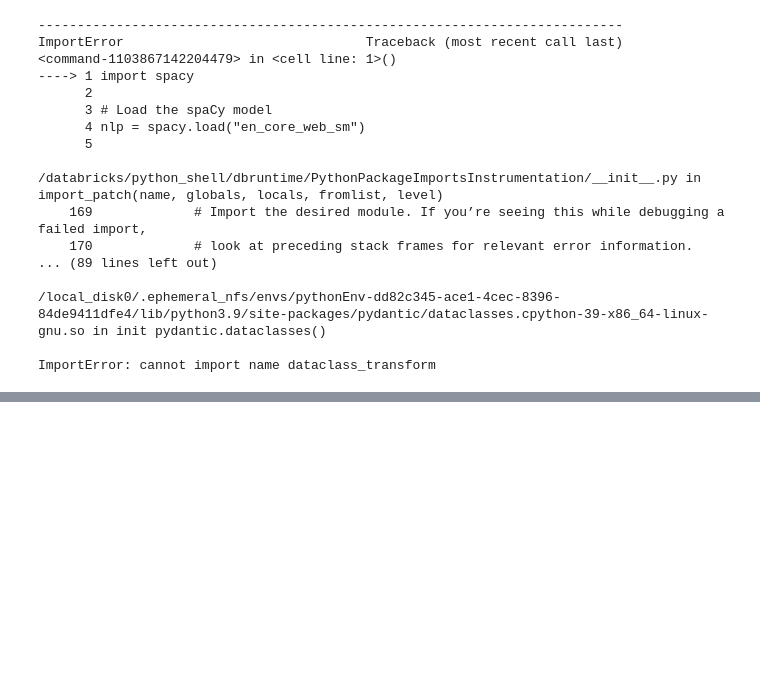
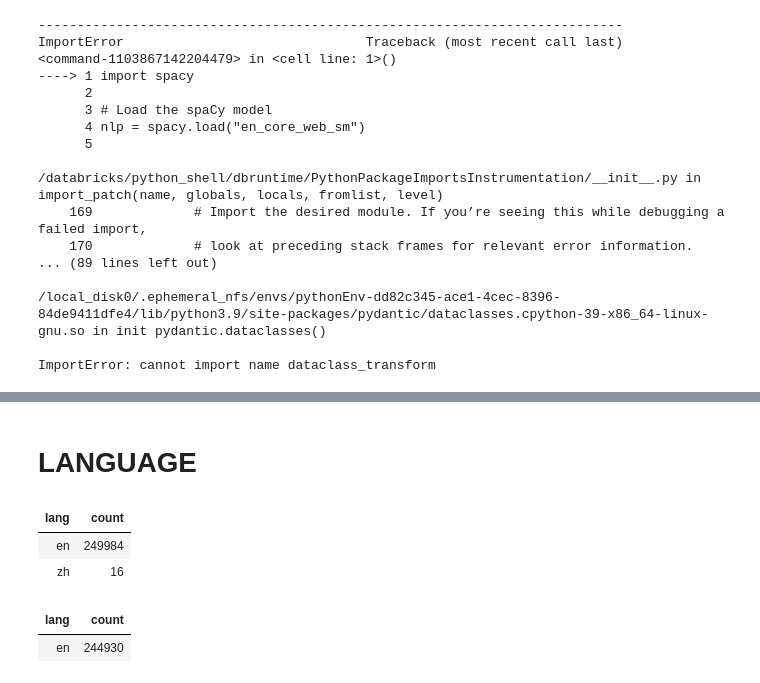
Before and after one commit to Karljohan99/BDM2023-group3, a Jupyter notebook: project1/Project_1.ipynb, the cells around one changed output, grey strips where cells are left out. Saved outputs shown, nothing was run; the diff lists cells and outputs as text; code cells hidden in the pictures; blank space fills up the shorter version.

```diff
--- a/project1/Project_1.ipynb
+++ b/project1/Project_1.ipynb
@@ -599,0 +652,11 @@ ImportError: cannot import name dataclass_transform
+# %% [markdown]
+# LANGUAGE
+# %%
+display(raw_df.groupBy("lang").count())
+display(filtered_df.groupBy("lang").count())
+# %% [output]
+| lang | count |
+| en | 249984 |
+| zh | 16 |
+| lang | count |
+| en | 244930 |
```
Also changed, not shown: parts of 5 cells of this notebook.
